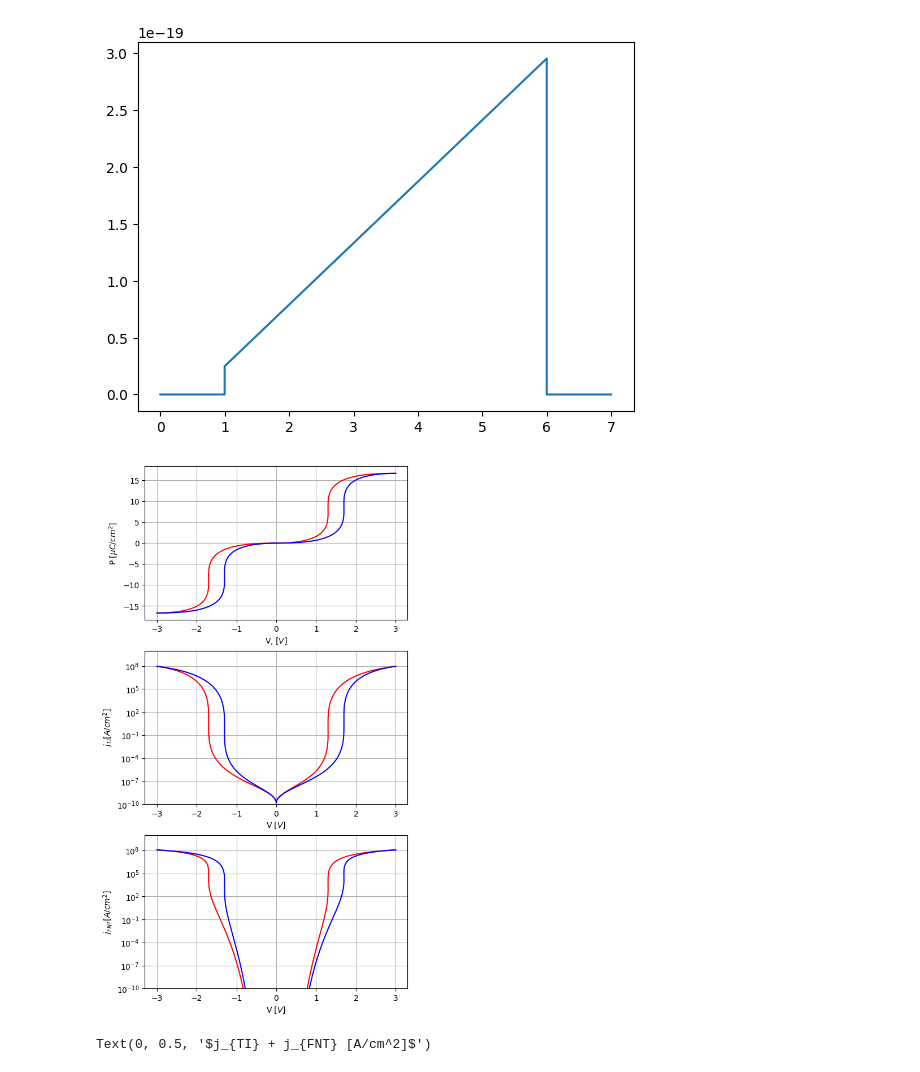
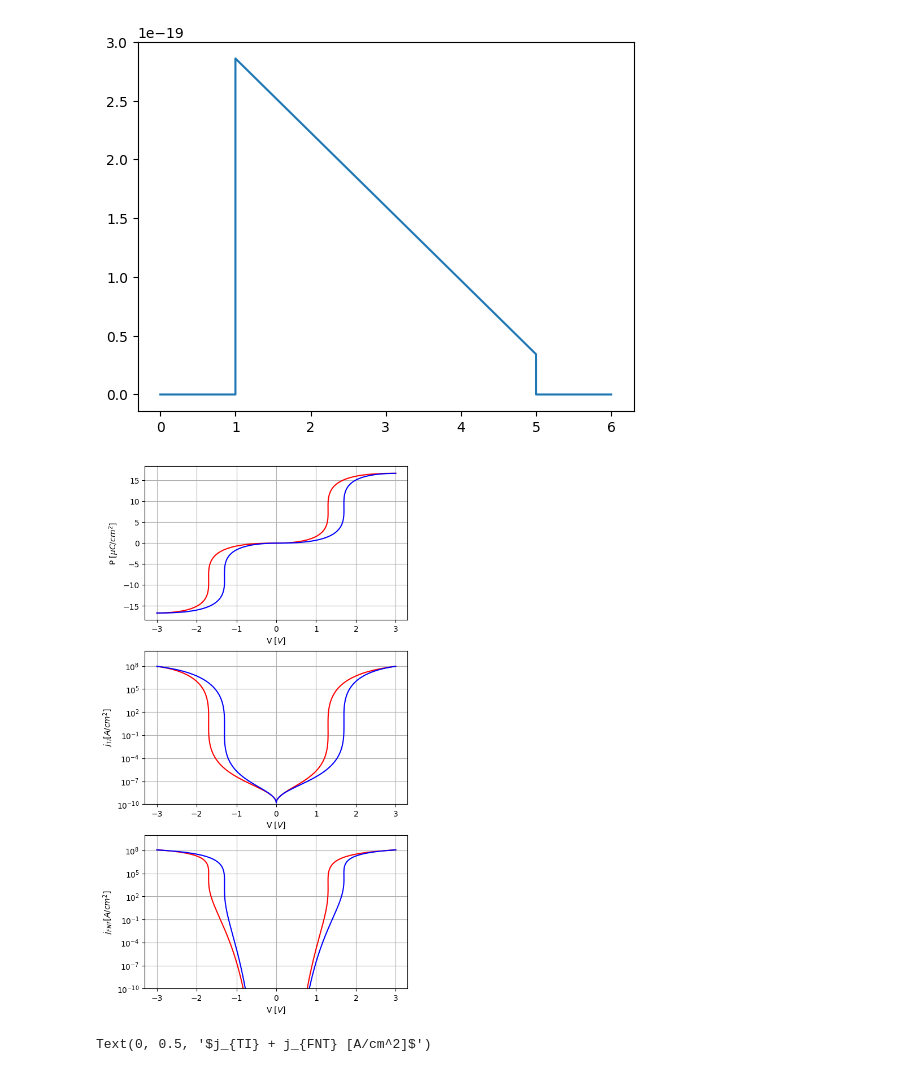
Before and after one commit to OneMoreGate/AFTJ, a Jupyter notebook: final.ipynb, the cells around one changed output. Saved outputs shown, nothing was run; the diff lists cells and outputs as text; code cells hidden in the pictures.

```diff
--- a/final.ipynb
+++ b/final.ipynb
@@ -165,20 +165,19 @@ def j_TI_E(V: float, d_input: float, P_input: float, Phi_1_input, Phi_2_input):
     y = [0, 0, Phi_B_1, Phi_B_2, 0 ,0 ]
     plt.plot(x,y)
 # %%
-j_TI_E(2, 5, -20, 1, 1)
+j_TI_E(2, 4, 20, 1, 1)
 # %% [output]
-[figure, old version]
+[figure, new version]
 # %%
 V_1, P_1 = Polarization(300, 'up', 5)
 V_2, P_2 = Polarization(300, 'bottom', 5)
-
 
 fig, ax = plt.subplots(ncols=1, nrows=3, figsize = [6,12])
 
 ax[0].plot(V_1, P_1, 'r')
 ax[0].plot(V_2, P_2, 'b')
 ax[0].grid()
-ax[0].set_xlabel(r'V, [$V$]')
+ax[0].set_xlabel(r'V [$V$]')
 ax[0].set_ylabel(r'P $[\mu C/ cm^2]$')
 
 ax[1].plot(V_1, j_TI(V_1, 5, P_1, 1, 1), 'r')
@@ -197,9 +196,9 @@ ax[2].set_ylim([10 ** (-10), 10 ** (10)])
 ax[2].set_xlabel(r'V [$V$]')
 ax[2].set_ylabel(r'$j_{FNT} [A/cm^2]$')
 
-plt.savefig('pol_and_cur.png', dpi = 300, bbox_inches = 'tight')
+plt.savefig('curr_trig.png', dpi = 300, bbox_inches = 'tight')
 # %% [output]
-[figure, old version]
+[figure, new version]
 # %%
 fig, ax = plt.subplots(ncols=1, nrows=2, figsize = [6,9])
 
```
Also changed, not shown: parts of 3 cells of this notebook, 2 other files.
